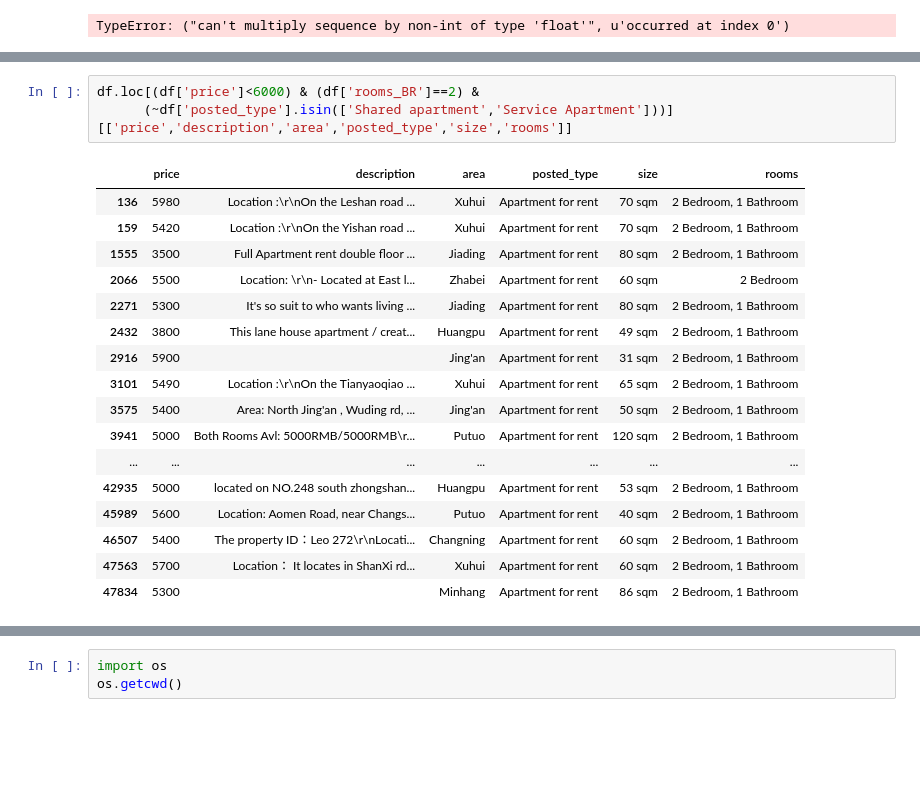
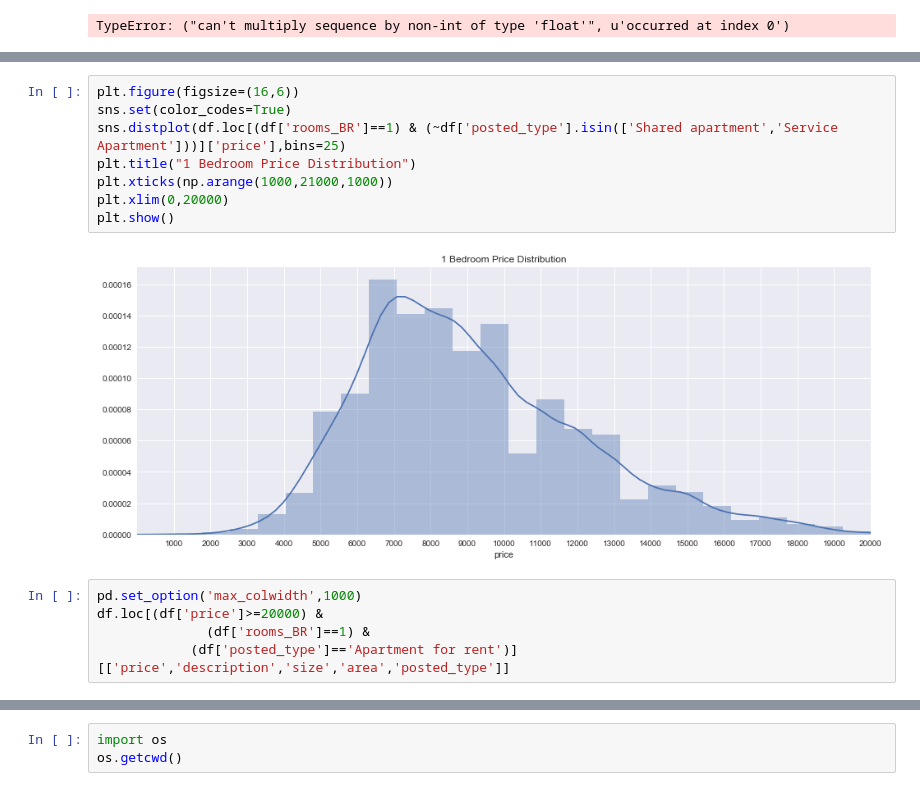
Before and after one commit to tjspross/scrapy_smartshanghai, a Jupyter notebook: ss_analysis.ipynb, the cells around one changed output, grey strips where cells are left out. Saved outputs shown, nothing was run; the diff lists cells and outputs as text; blank space fills up the shorter version.

```diff
--- a/ss_analysis.ipynb
+++ b/ss_analysis.ipynb
@@ -333,21 +273,15 @@ plt.show()
+# %%
+plt.figure(figsize=(16,6))
+sns.set(color_codes=True)
+sns.distplot(df.loc[(df['rooms_BR']==1) & (~df['posted_type'].isin(['Shared apartment','Service Apartment']))]['price'],bins=25)
+plt.title("1 Bedroom Price Distribution")
+plt.xticks(np.arange(1000,21000,1000))
+plt.xlim(0,20000)
+plt.show()
+# %% [output]
+[figure, added]
 # %%
-df.loc[(df['price']<6000) & (df['rooms_BR']==2) &
-      (~df['posted_type'].isin(['Shared apartment','Service Apartment']))][['price','description','area','posted_type','size','rooms']]
+pd.set_option('max_colwidth',1000)
+df.loc[(df['price']>=20000) &
+              (df['rooms_BR']==1) &
+            (df['posted_type']=='Apartment for rent')][['price','description','size','area','posted_type']]
-# %% [output]
-|  | price | description | area | posted_type | size | rooms |
-| 136 | 5980 | Location :\r\nOn the Leshan road ... | Xuhui | Apartment for rent | 70 sqm | 2 Bedroom, 1 Bathroom |
-| 159 | 5420 | Location :\r\nOn the Yishan road ... | Xuhui | Apartment for rent | 70 sqm | 2 Bedroom, 1 Bathroom |
-| 1555 | 3500 | Full Apartment rent double floor ... | Jiading | Apartment for rent | 80 sqm | 2 Bedroom, 1 Bathroom |
-| 2066 | 5500 | Location: \r\n- Located at East l... | Zhabei | Apartment for rent | 60 sqm | 2 Bedroom |
-| 2271 | 5300 | It's so suit to who wants living ... | Jiading | Apartment for rent | 80 sqm | 2 Bedroom, 1 Bathroom |
-| 2432 | 3800 | This lane house apartment / creat... | Huangpu | Apartment for rent | 49 sqm | 2 Bedroom, 1 Bathroom |
-| 2916 | 5900 |  | Jing'an | Apartment for rent | 31 sqm | 2 Bedroom, 1 Bathroom |
-| 3101 | 5490 | Location :\r\nOn the Tianyaoqiao ... | Xuhui | Apartment for rent | 65 sqm | 2 Bedroom, 1 Bathroom |
-| 3575 | 5400 | Area: North Jing'an , Wuding rd, ... | Jing'an | Apartment for rent | 50 sqm | 2 Bedroom, 1 Bathroom |
-| 3941 | 5000 | Both Rooms Avl: 5000RMB/5000RMB\r... | Putuo | Apartment for rent | 120 sqm | 2 Bedroom, 1 Bathroom |
-| ... | ... | ... | ... | ... | ... | ... |
-| 42935 | 5000 | located on NO.248 south zhongshan... | Huangpu | Apartment for rent | 53 sqm | 2 Bedroom, 1 Bathroom |
-| 45989 | 5600 | Location: Aomen Road, near Changs... | Putuo | Apartment for rent | 40 sqm | 2 Bedroom, 1 Bathroom |
-| 46507 | 5400 | The property ID：Leo 272\r\nLocati... | Changning | Apartment for rent | 60 sqm | 2 Bedroom, 1 Bathroom |
-| 47563 | 5700 | Location： It locates in ShanXi rd... | Xuhui | Apartment for rent | 60 sqm | 2 Bedroom, 1 Bathroom |
-| 47834 | 5300 |  | Minhang | Apartment for rent | 86 sqm | 2 Bedroom, 1 Bathroom |
```
Also changed, not shown: parts of 34 cells of this notebook, 8 other files.
